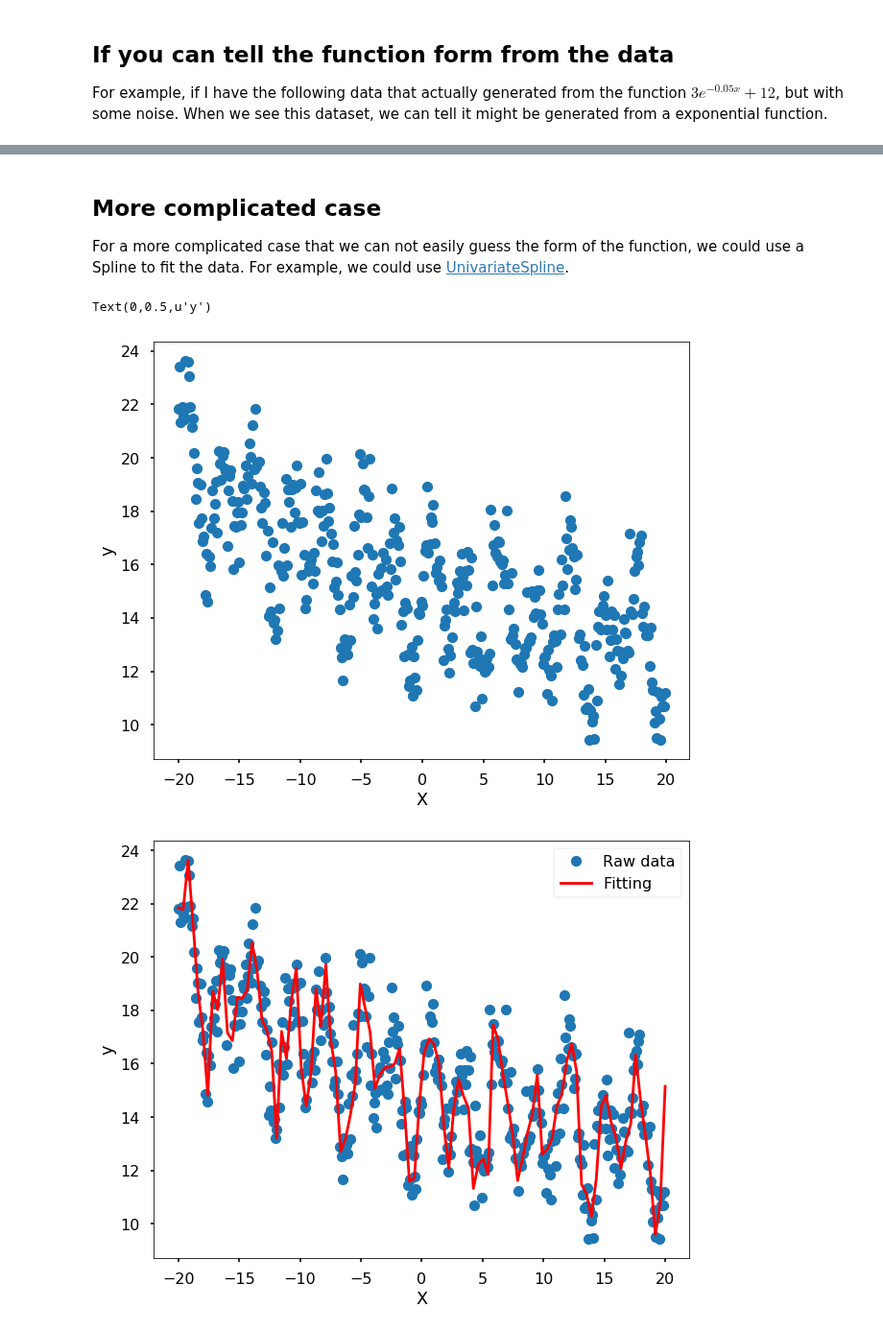
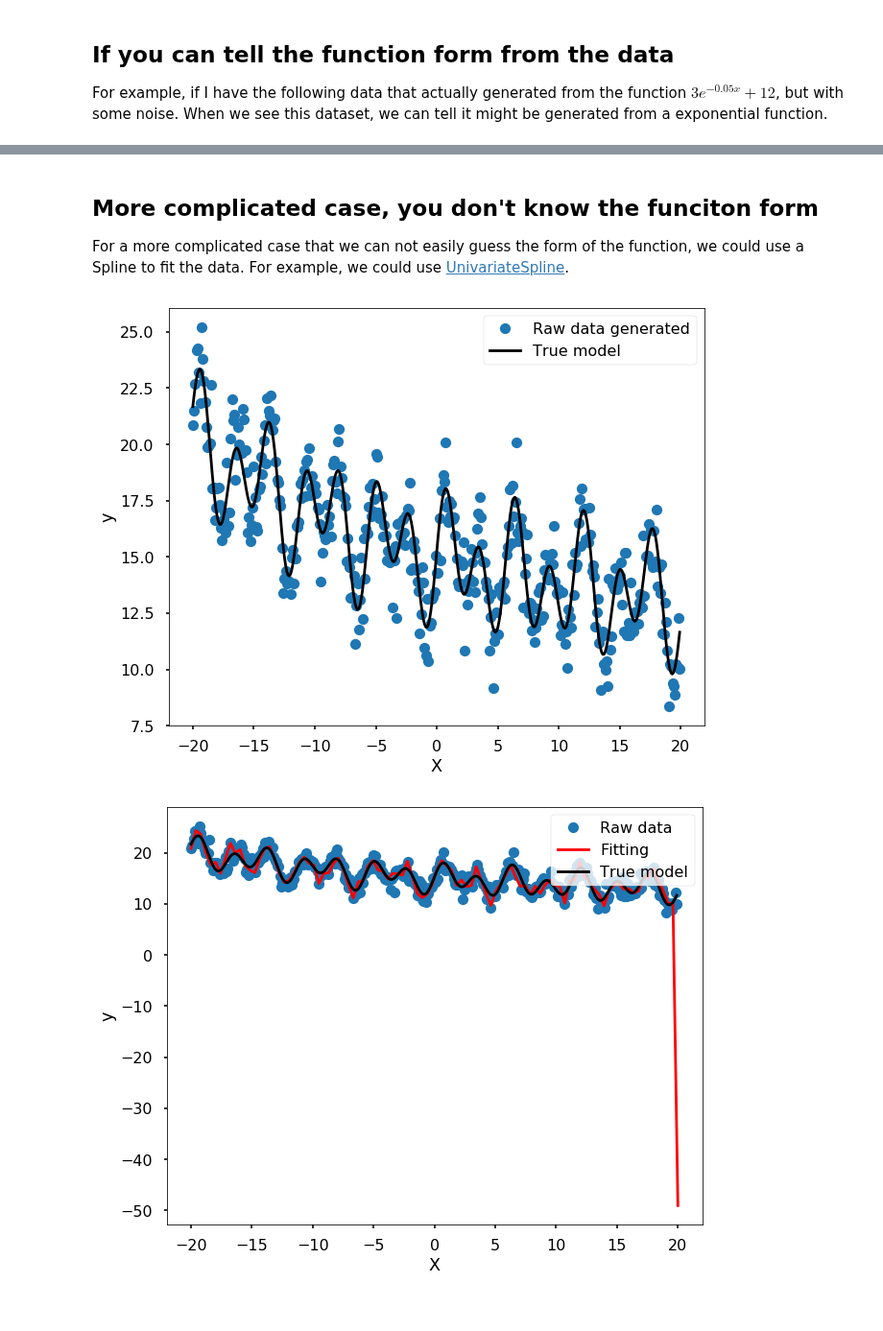
Before and after one commit to qingkaikong/blog, a Jupyter notebook: 2018_18_Curve_fitting/Curve_fitting.ipynb, the cells around one changed output, grey strips where cells are left out. Shown at 96% size. Drawn from its saved outputs; the diff is of its cells as text; code cells hidden in the pictures.

```diff
--- a/2018_18_Curve_fitting/Curve_fitting.ipynb
+++ b/2018_18_Curve_fitting/Curve_fitting.ipynb
@@ -57,5 +59,5 @@ Text(0,0.5,u'y')
 # %% [markdown]
-## More complicated case
+## More complicated case, you don't know the funciton form
 
 For a more complicated case that we can not easily guess the form of the function, we could use a Spline to fit the data. For example, we could use [UnivariateSpline](https://docs.scipy.org/doc/scipy-0.19.0/reference/generated/scipy.interpolate.UnivariateSpline.html).
 # %%
@@ -67,27 +69,30 @@ x = np.arange(-20, 20, 0.1)
 y = 3 * np.exp(-0.05*x) + 12 + 1.4 * np.sin(1.2*x) + 2.1 * np.sin(-2.2*x + 3)
 
 # adding noise to the true data
-y += np.random.normal(0, 1, size = len(y))
+y_noise = y + np.random.normal(0, 1, size = len(y))
 # %%
 plt.figure(figsize = (10, 8))
-plt.plot(x, y, 'o')
+plt.plot(x, y_noise, 'o', label = 'Raw data generated')
+plt.plot(x, y, 'k', label = 'True model')
 plt.xlabel('X')
 plt.ylabel('y')
+plt.legend()
+plt.show()
 # %% [output]
-Text(0,0.5,u'y')
-[figure, old version]
+[figure, new version]
 # %%
 # Note, you need play with the s - smoothing factor
-s = UnivariateSpline(x, y, s=15)
+s = UnivariateSpline(x, y_noise, s=10)
 xs = np.linspace(-20, 20, 100)
 ys = s(xs)
 # %%
 plt.figure(figsize = (10, 8))
-plt.plot(x, y, 'o', label = 'Raw data')
+plt.plot(x, y_noise, 'o', label = 'Raw data')
 plt.plot(xs, ys, 'r', label = 'Fitting')
+plt.plot(x, y, 'k', label = 'True model')
 plt.xlabel('X')
 plt.ylabel('y')
 plt.legend(loc = 1)
 plt.show()
 # %% [output]
-[figure, old version]
+[figure, new version]
```
Also changed, not shown: parts of 14 cells of this notebook.
